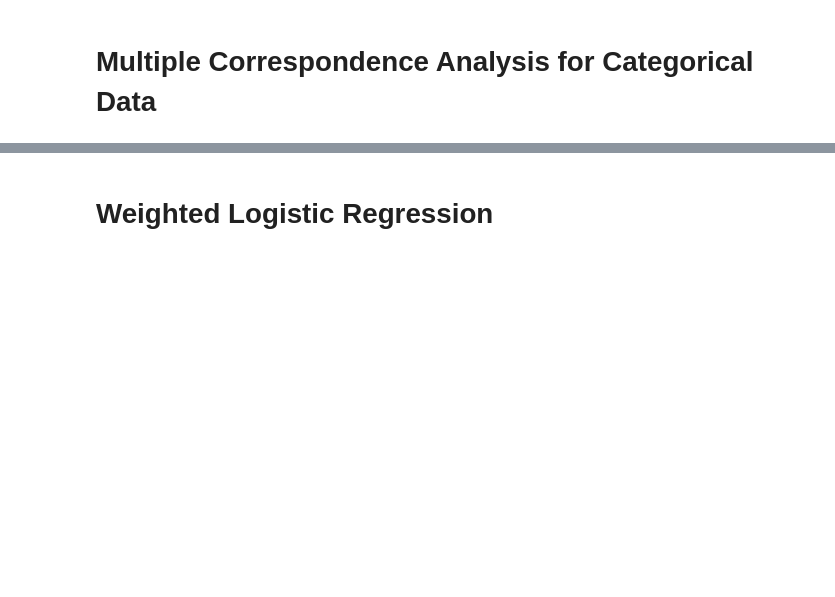
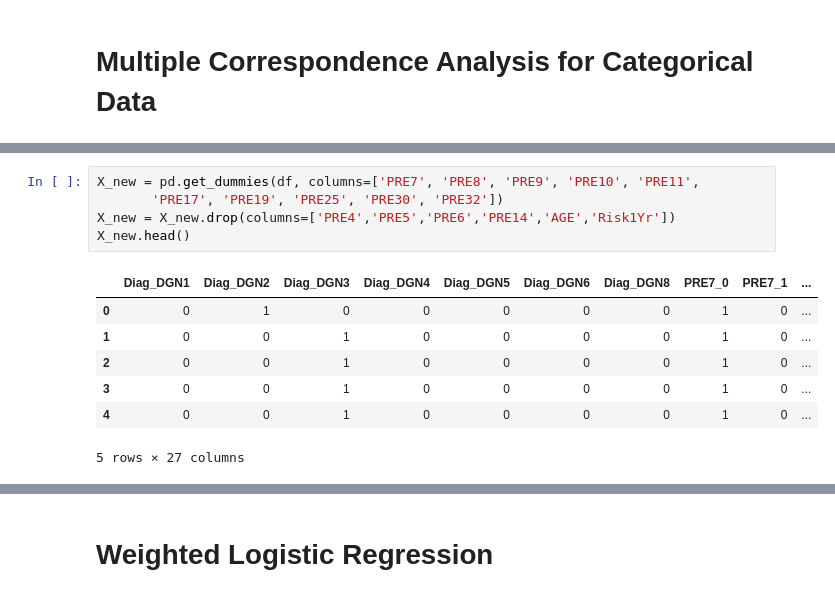
Before and after one commit to Robert-Lewis3/Springboard, a Jupyter notebook: CAPSTONE_2/CAPSTONE - Thoracic Surgery.ipynb, the cells around one changed output, grey strips where cells are left out. Saved outputs shown, nothing was run; the diff lists cells and outputs as text; blank space fills up the shorter version.

```diff
--- a/CAPSTONE_2/CAPSTONE - Thoracic Surgery.ipynb
+++ b/CAPSTONE_2/CAPSTONE - Thoracic Surgery.ipynb
@@ -345,0 +325,13 @@ X = df.drop(columns = ['PRE4', 'PRE5', 'PRE6', 'PRE14', 'AGE', 'Risk1Yr'])
+# %%
+X_new = pd.get_dummies(df, columns=['PRE7', 'PRE8', 'PRE9', 'PRE10', 'PRE11',
+       'PRE17', 'PRE19', 'PRE25', 'PRE30', 'PRE32'])
+X_new = X_new.drop(columns=['PRE4','PRE5','PRE6','PRE14','AGE','Risk1Yr'])
+X_new.head()
+# %% [output]
+|  | Diag_DGN1 | Diag_DGN2 | Diag_DGN3 | Diag_DGN4 | Diag_DGN5 | Diag_DGN6 | Diag_DGN8 | PRE7_0 | PRE7_1 | ... |
+| 0 | 0 | 1 | 0 | 0 | 0 | 0 | 0 | 1 | 0 | ... |
+| 1 | 0 | 0 | 1 | 0 | 0 | 0 | 0 | 1 | 0 | ... |
+| 2 | 0 | 0 | 1 | 0 | 0 | 0 | 0 | 1 | 0 | ... |
+| 3 | 0 | 0 | 1 | 0 | 0 | 0 | 0 | 1 | 0 | ... |
+| 4 | 0 | 0 | 1 | 0 | 0 | 0 | 0 | 1 | 0 | ... |
+5 rows × 27 columns
```
Also changed, not shown: parts of 63 cells of this notebook.
